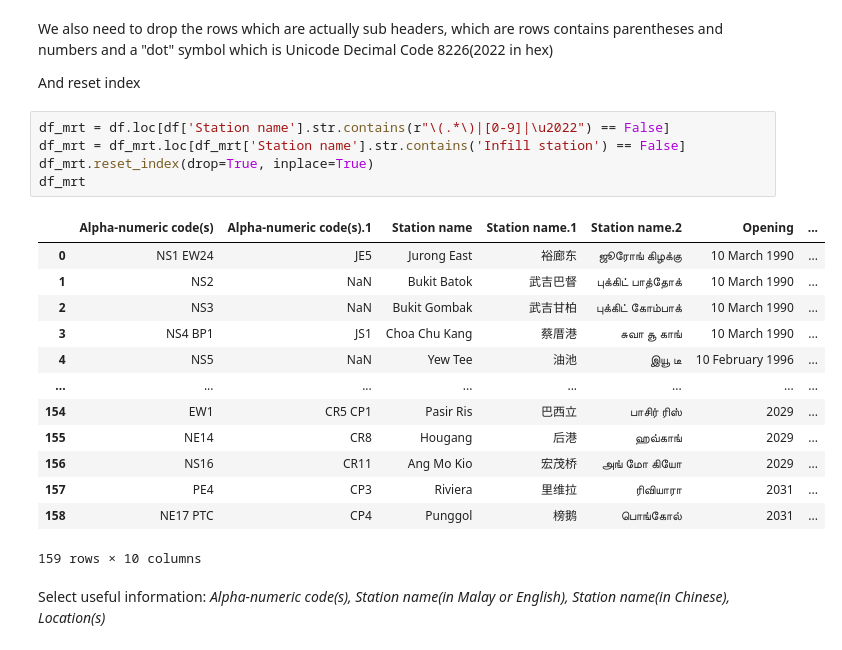
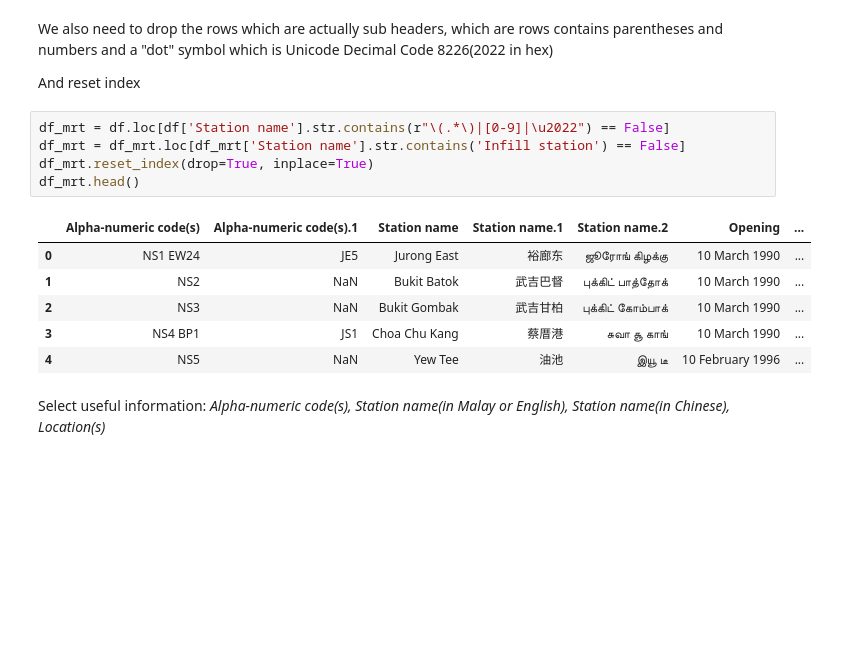
Before and after one commit to SophiaSama/DataScience, a Jupyter notebook: Week4_Data.ipynb, the cells around one changed output. Cells and saved outputs as stored; diff of their text form; blank space fills up the shorter version.

```diff
--- a/Week4_Data.ipynb
+++ b/Week4_Data.ipynb
@@ -198,22 +191,15 @@ And reset index
 # %%
 df_mrt = df.loc[df['Station name'].str.contains(r"\(.*\)|[0-9]|\u2022") == False]
 df_mrt = df_mrt.loc[df_mrt['Station name'].str.contains('Infill station') == False]
 df_mrt.reset_index(drop=True, inplace=True)
-df_mrt
+df_mrt.head()
 # %% [output]
 |  | Alpha-numeric code(s) | Alpha-numeric code(s).1 | Station name | Station name.1 | Station name.2 | Opening | ... |
 | 0 | NS1 EW24 | JE5 | Jurong East | 裕廊东 | ஜூரோங் கிழக்கு | 10 March 1990 | ... |
 | 1 | NS2 | NaN | Bukit Batok | 武吉巴督 | புக்கிட் பாத்தோக் | 10 March 1990 | ... |
 | 2 | NS3 | NaN | Bukit Gombak | 武吉甘柏 | புக்கிட் கோம்பாக் | 10 March 1990 | ... |
 | 3 | NS4 BP1 | JS1 | Choa Chu Kang | 蔡厝港 | சுவா சூ காங் | 10 March 1990 | ... |
 | 4 | NS5 | NaN | Yew Tee | 油池 | இயூ டீ | 10 February 1996 | ... |
-| ... | ... | ... | ... | ... | ... | ... | ... |
-| 154 | EW1 | CR5 CP1 | Pasir Ris | 巴西立 | பாசிர் ரிஸ் | 2029 | ... |
-| 155 | NE14 | CR8 | Hougang | 后港 | ஹவ்காங் | 2029 | ... |
-| 156 | NS16 | CR11 | Ang Mo Kio | 宏茂桥 | அங் மோ கியோ | 2029 | ... |
-| 157 | PE4 | CP3 | Riviera | 里维拉 | ரிவியாரா | 2031 | ... |
-| 158 | NE17 PTC | CP4 | Punggol | 榜鹅 | பொங்கோல் | 2031 | ... |
-159 rows × 10 columns
 # %% [markdown]
 Select useful information: *Alpha-numeric code(s), Station name(in Malay or English), Station name(in Chinese), Location(s)*
 # %%
```
Also changed, not shown: parts of 9 cells of this notebook.
